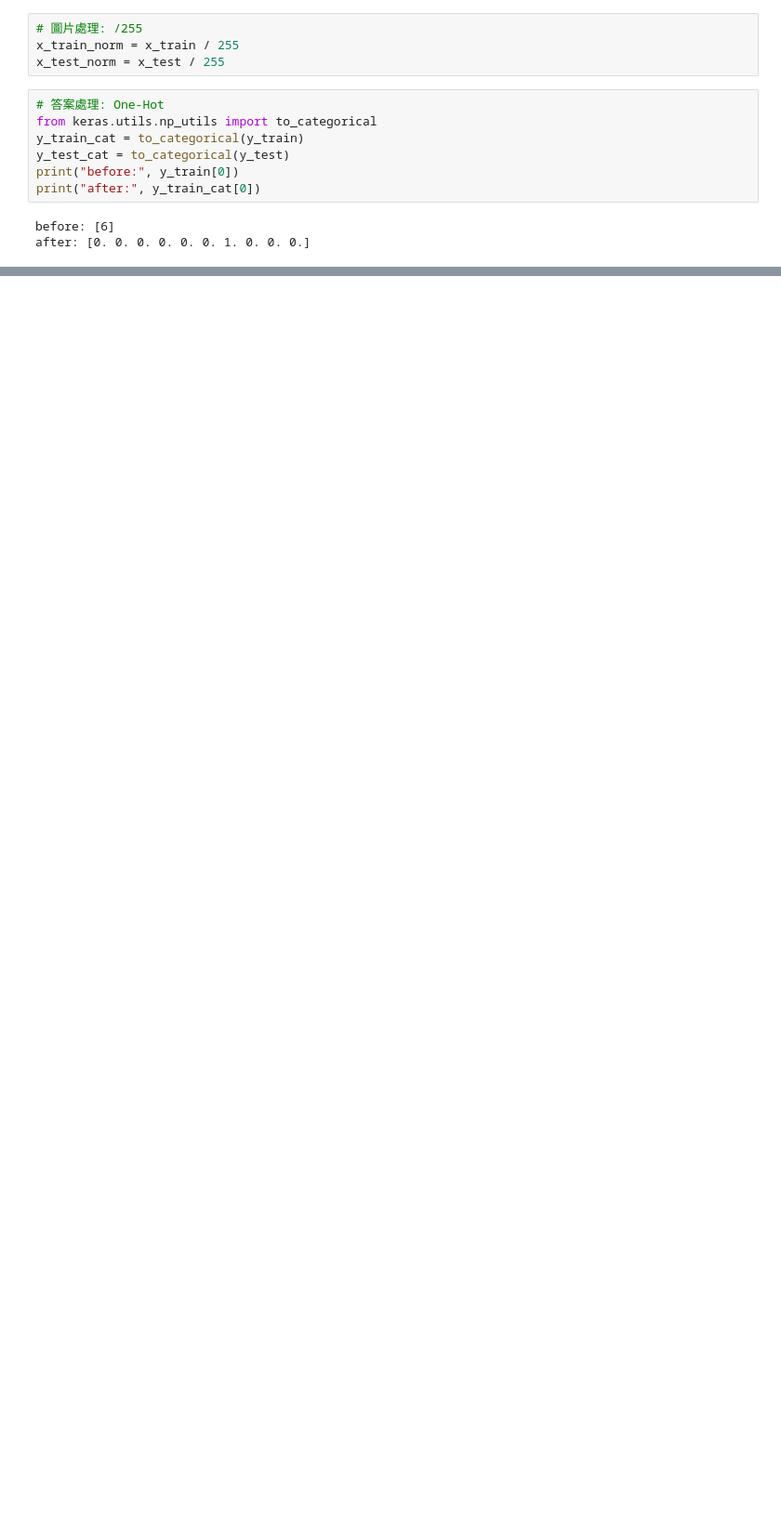
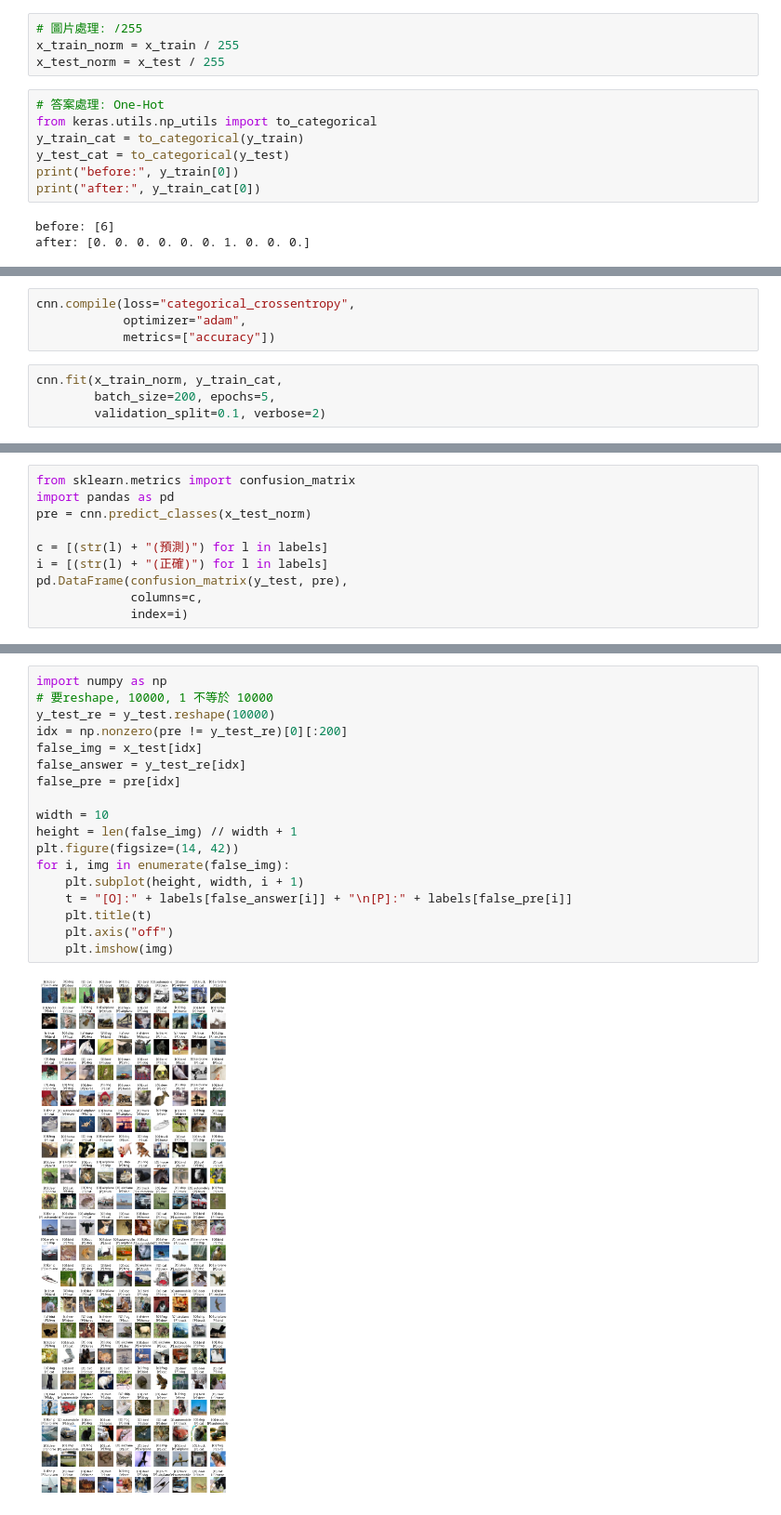
Before and after one commit to Elwing-Chou/MLDemo, a Jupyter notebook: simplecnn.ipynb, the cells around one changed output, grey strips where cells are left out. Shown at 93% size. Saved outputs shown, nothing was run; the diff lists cells and outputs as text; blank space fills up the shorter version.

```diff
--- a/simplecnn.ipynb
+++ b/simplecnn.ipynb
@@ -88,3 +89,11 @@ Total params: 2,667,018
 Trainable params: 2,667,018
 Non-trainable params: 0
 _________________________________________________________________
+# %%
+cnn.compile(loss="categorical_crossentropy",
+            optimizer="adam",
+            metrics=["accuracy"])
+# %%
+cnn.fit(x_train_norm, y_train_cat,
+        batch_size=200, epochs=5,
+        validation_split=0.1, verbose=2)
@@ -90,0 +118,10 @@ _________________________________________________________________
+# %%
+from sklearn.metrics import confusion_matrix
+import pandas as pd
+pre = cnn.predict_classes(x_test_norm)
+
+c = [(str(l) + "(預測)") for l in labels]
+i = [(str(l) + "(正確)") for l in labels]
+pd.DataFrame(confusion_matrix(y_test, pre),
+             columns=c,
+             index=i)
@@ -90,0 +140,20 @@ _________________________________________________________________
+# %%
+import numpy as np
+# 要reshape, 10000, 1 不等於 10000
+y_test_re = y_test.reshape(10000)
+idx = np.nonzero(pre != y_test_re)[0][:200]
+false_img = x_test[idx]
+false_answer = y_test_re[idx]
+false_pre = pre[idx]
+
+width = 10
+height = len(false_img) // width + 1
+plt.figure(figsize=(14, 42))
+for i, img in enumerate(false_img):
+    plt.subplot(height, width, i + 1)
+    t = "[O]:" + labels[false_answer[i]] + "\n[P]:" + labels[false_pre[i]]
+    plt.title(t)
+    plt.axis("off")
+    plt.imshow(img)
+# %% [output]
+[figure, added]
```
Also changed, not shown: parts of 8 cells of this notebook.
